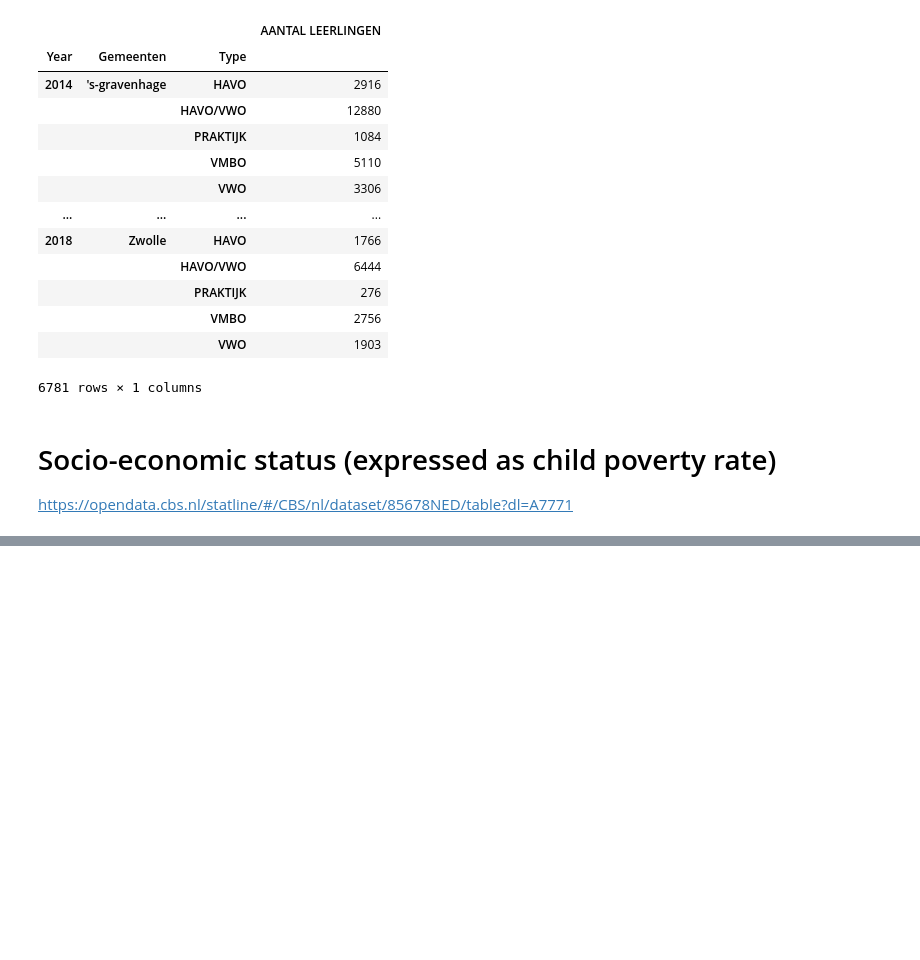
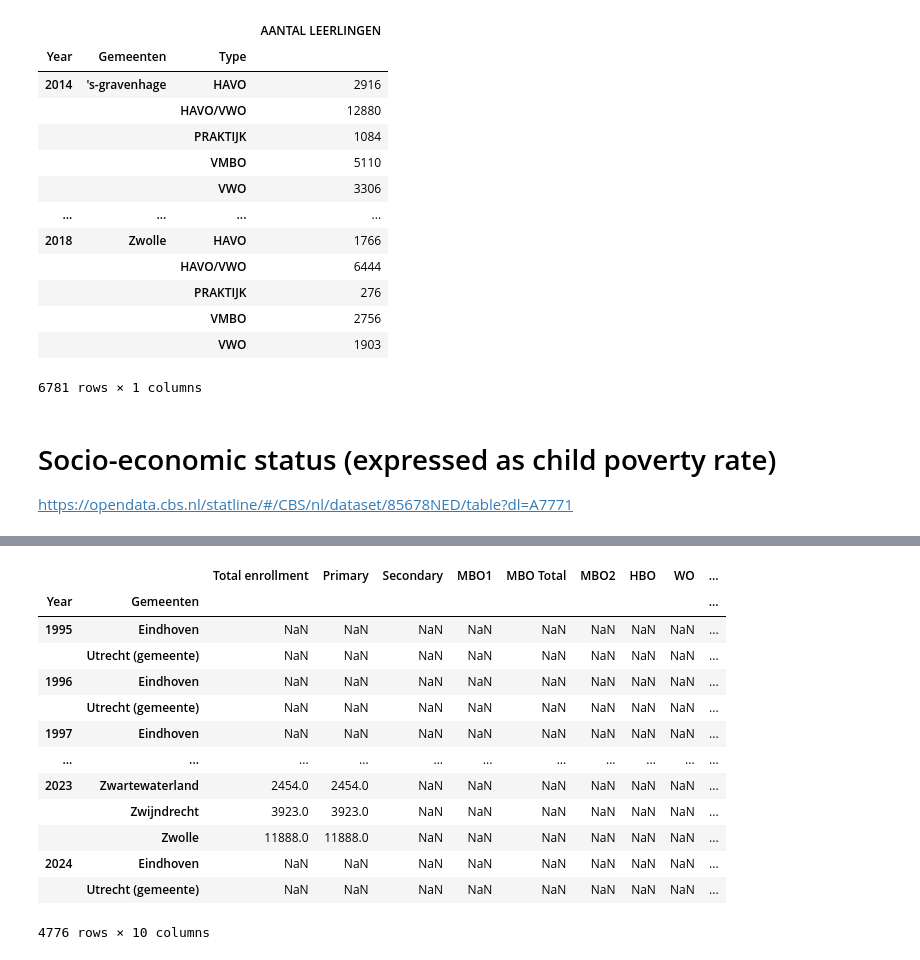
Before and after one commit to Thais02/knowledge2024, a Jupyter notebook: DataProcessing_ultimate.ipynb, the cells around one changed output, grey strips where cells are left out. Drawn from its saved outputs; the diff is of its cells as text; code cells hidden in the pictures; blank space fills up the shorter version.

```diff
--- a/DataProcessing_ultimate.ipynb
+++ b/DataProcessing_ultimate.ipynb
@@ -172,0 +177,25 @@ get_poverty_df(get_csv('Laag_en_langdurig_laag_inkomen_'))
+# %%
+from merging import get_merged_df
+
+
+merged_df = get_merged_df(
+    DATA_DIR,
+    get_csv('Regionale_kerncijfers_'), get_csv('primary_education_'), get_csv('georef'),
+    get_csv('Laag_en_langdurig_laag_inkomen_'),
+)
+merged_df
+# %% [output]
+|  |  | Total enrollment | Primary | Secondary | MBO1 | MBO Total | MBO2 | HBO | WO | ... |
+| Year | Gemeenten |  |  |  |  |  |  |  |  | ... |
+| 1995 | Eindhoven | NaN | NaN | NaN | NaN | NaN | NaN | NaN | NaN | ... |
+|  | Utrecht (gemeente) | NaN | NaN | NaN | NaN | NaN | NaN | NaN | NaN | ... |
+| 1996 | Eindhoven | NaN | NaN | NaN | NaN | NaN | NaN | NaN | NaN | ... |
+|  | Utrecht (gemeente) | NaN | NaN | NaN | NaN | NaN | NaN | NaN | NaN | ... |
+| 1997 | Eindhoven | NaN | NaN | NaN | NaN | NaN | NaN | NaN | NaN | ... |
+| ... | ... | ... | ... | ... | ... | ... | ... | ... | ... | ... |
+| 2023 | Zwartewaterland | 2454.0 | 2454.0 | NaN | NaN | NaN | NaN | NaN | NaN | ... |
+|  | Zwijndrecht | 3923.0 | 3923.0 | NaN | NaN | NaN | NaN | NaN | NaN | ... |
+|  | Zwolle | 11888.0 | 11888.0 | NaN | NaN | NaN | NaN | NaN | NaN | ... |
+| 2024 | Eindhoven | NaN | NaN | NaN | NaN | NaN | NaN | NaN | NaN | ... |
+|  | Utrecht (gemeente) | NaN | NaN | NaN | NaN | NaN | NaN | NaN | NaN | ... |
+4776 rows × 10 columns
```
Also changed, not shown: parts of 2 cells of this notebook, 4 other files.
